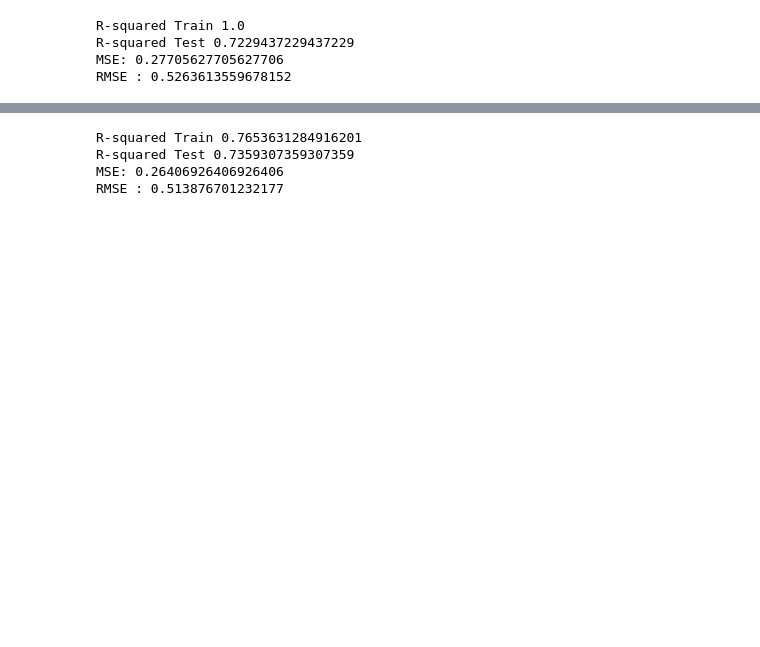
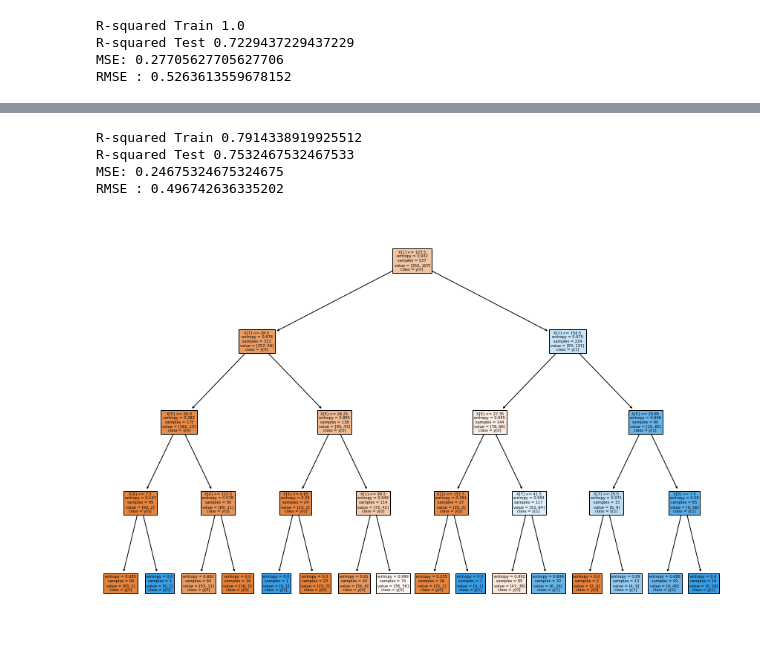
Before and after one commit to sharonjoshy/MachineLearning, a Jupyter notebook: SupervisedLearning/12_Decision_tree/my_diabetis.ipynb, the cells around one changed output, grey strips where cells are left out. Saved outputs shown, nothing was run; the diff lists cells and outputs as text; code cells hidden in the pictures; blank space fills up the shorter version.

```diff
--- a/SupervisedLearning/12_Decision_tree/my_diabetis.ipynb
+++ b/SupervisedLearning/12_Decision_tree/my_diabetis.ipynb
@@ -54,5 +54,5 @@ plt.show()
 # %%
-dt_classifier = DecisionTreeClassifier(criterion="entropy",max_depth=3)
+dt_classifier = DecisionTreeClassifier(criterion="entropy",max_depth=4)
 
 dt_classifier.fit(X_train,y_train)
 
@@ -68,7 +68,16 @@ mse = mean_squared_error(y_test,y_pred)
 print("MSE:",mse)
 print("RMSE :",mse**(1/2.0))
 # %% [output]
-R-squared Train 0.7653631284916201
-R-squared Test 0.7359307359307359
-MSE: 0.26406926406926406
-RMSE : 0.513876701232177
+R-squared Train 0.7914338919925512
+R-squared Test 0.7532467532467533
+MSE: 0.24675324675324675
+RMSE : 0.496742636335202
+# %%
+from sklearn import tree
+
+plt.figure(figsize=(15,10))
+
+tree.plot_tree(dt_classifier,filled=True,class_names=True)
+plt.show()
+# %% [output]
+[figure, added]
```
Also changed, not shown: parts of 1 cell of this notebook, 5 other files.
